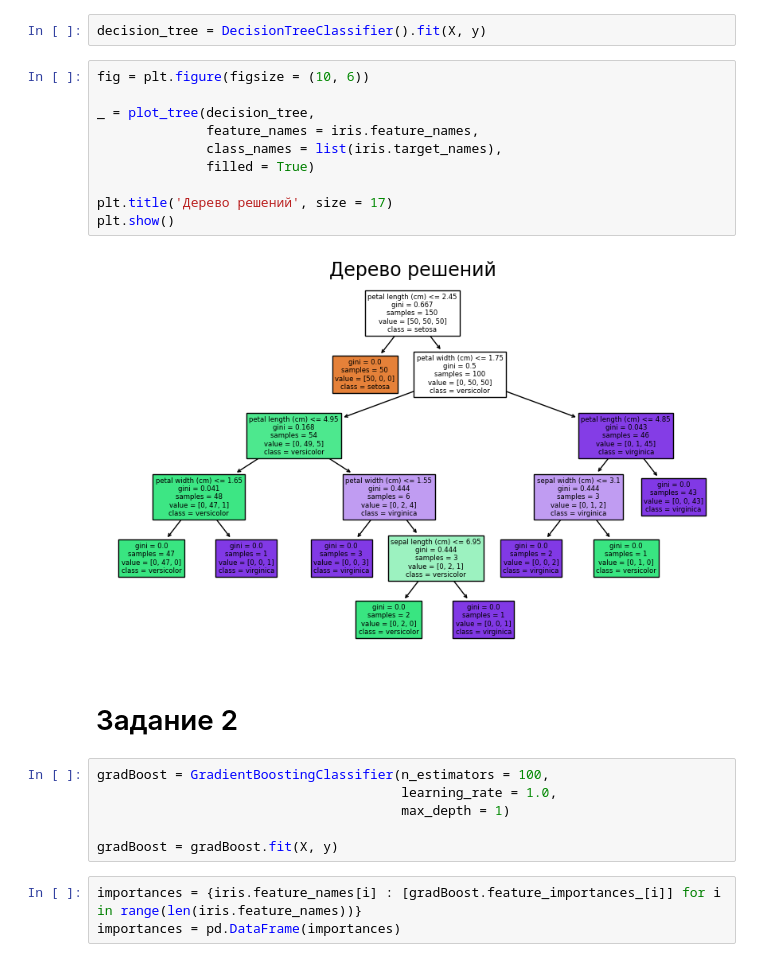
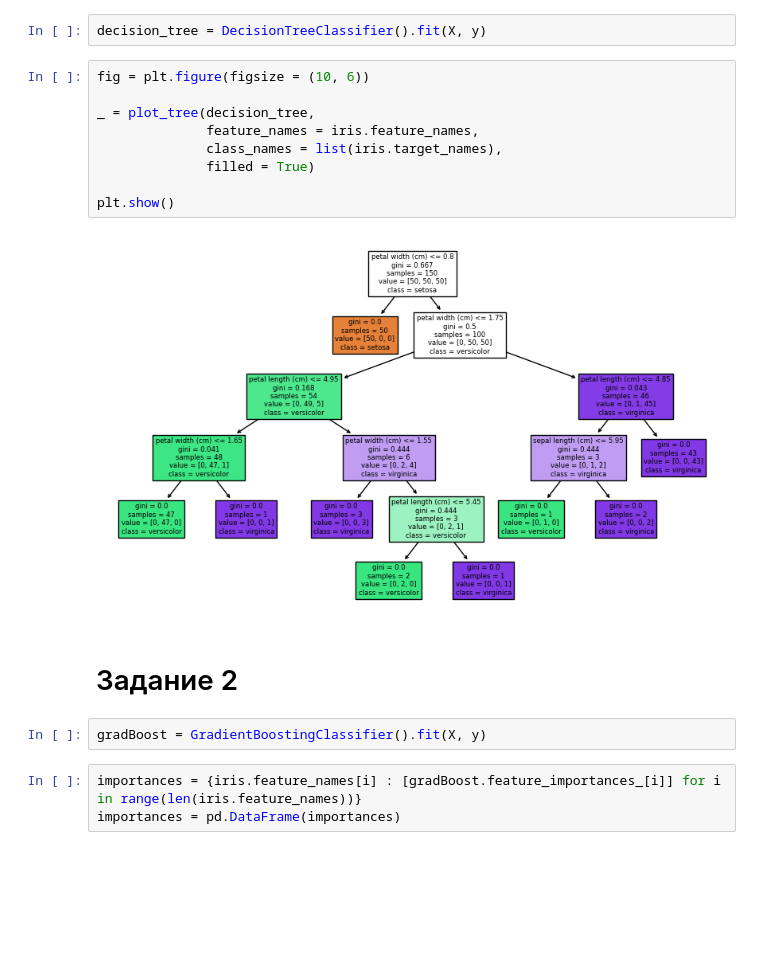
Before and after one commit to HerrPhoton/Theory-of-statistical-solutions, a Jupyter notebook: lab3.ipynb, the cells around one changed output. Saved outputs shown, nothing was run; the diff lists cells and outputs as text; blank space fills up the shorter version.

```diff
--- a/lab3.ipynb
+++ b/lab3.ipynb
@@ -59,23 +65,18 @@ decision_tree = DecisionTreeClassifier().fit(X, y)
 # %%
 fig = plt.figure(figsize = (10, 6))
 
 _ = plot_tree(decision_tree,
               feature_names = iris.feature_names,
               class_names = list(iris.target_names),
               filled = True)
 
-plt.title('Дерево решений', size = 17)
 plt.show()
 # %% [output]
-[figure, old version]
+[figure, new version]
 # %% [markdown]
 # Задание 2
 # %%
-gradBoost = GradientBoostingClassifier(n_estimators = 100,
-                                       learning_rate = 1.0,
-                                       max_depth = 1)
-
-gradBoost = gradBoost.fit(X, y)
+gradBoost = GradientBoostingClassifier().fit(X, y)
 # %%
 importances = {iris.feature_names[i] : [gradBoost.feature_importances_[i]] for i in range(len(iris.feature_names))}
 importances = pd.DataFrame(importances)
```
Also changed, not shown: parts of 12 cells of this notebook.
